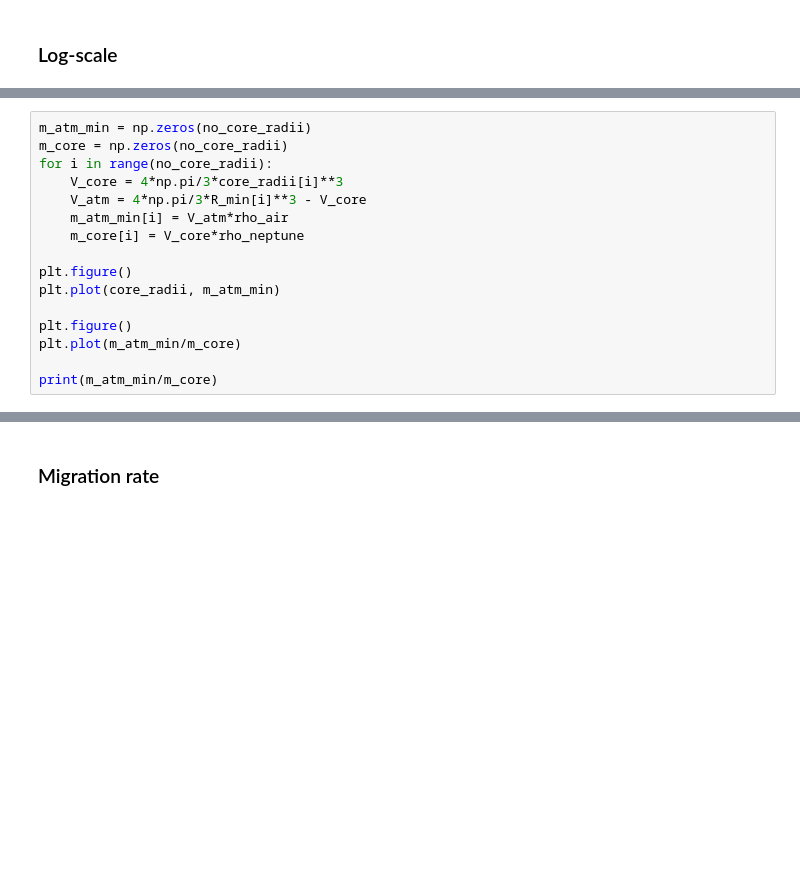
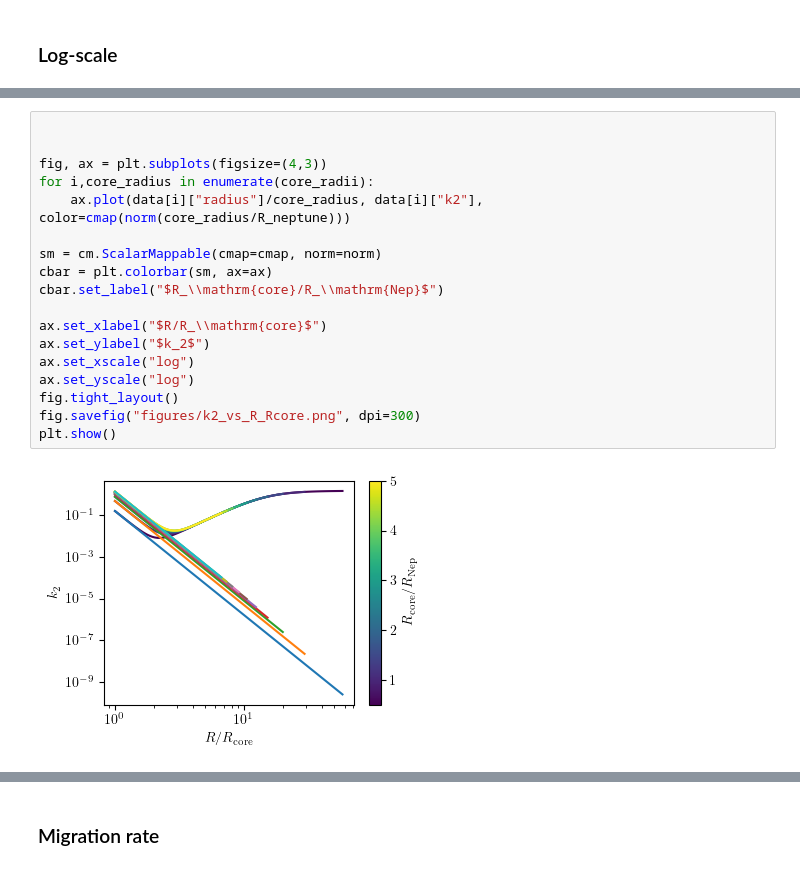
Before and after one commit to slagnews/AtmosphereLoveNumbers, a Jupyter notebook: k2_fitting.ipynb, the cells around one changed output, grey strips where cells are left out. Saved outputs shown, nothing was run; the diff lists cells and outputs as text; blank space fills up the shorter version.

```diff
--- a/k2_fitting.ipynb
+++ b/k2_fitting.ipynb
@@ -142,16 +136,0 @@ plt.show()
-# %%
-m_atm_min = np.zeros(no_core_radii)
-m_core = np.zeros(no_core_radii)
-for i in range(no_core_radii):
-    V_core = 4*np.pi/3*core_radii[i]**3
-    V_atm = 4*np.pi/3*R_min[i]**3 - V_core
-    m_atm_min[i] = V_atm*rho_air
-    m_core[i] = V_core*rho_neptune
-
-plt.figure()
-plt.plot(core_radii, m_atm_min)
-
-plt.figure()
-plt.plot(m_atm_min/m_core)
-
-print(m_atm_min/m_core)
@@ -162,0 +137,20 @@ print(m_atm_min/m_core)
+# %%
+
+
+fig, ax = plt.subplots(figsize=(4,3))
+for i,core_radius in enumerate(core_radii):
+    ax.plot(data[i]["radius"]/core_radius, data[i]["k2"], color=cmap(norm(core_radius/R_neptune)))
+
+sm = cm.ScalarMappable(cmap=cmap, norm=norm)
+cbar = plt.colorbar(sm, ax=ax)
+cbar.set_label("$R_\\mathrm{core}/R_\\mathrm{Nep}$")
+
+ax.set_xlabel("$R/R_\\mathrm{core}$")
+ax.set_ylabel("$k_2$")
+ax.set_xscale("log")
+ax.set_yscale("log")
+fig.tight_layout()
+fig.savefig("figures/k2_vs_R_Rcore.png", dpi=300)
+plt.show()
+# %% [output]
+[figure, added]
```
Also changed, not shown: parts of 21 cells of this notebook.
